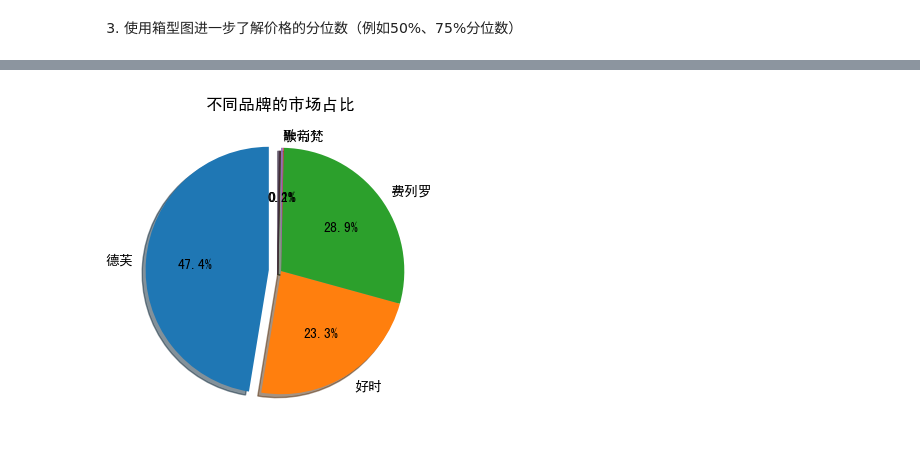
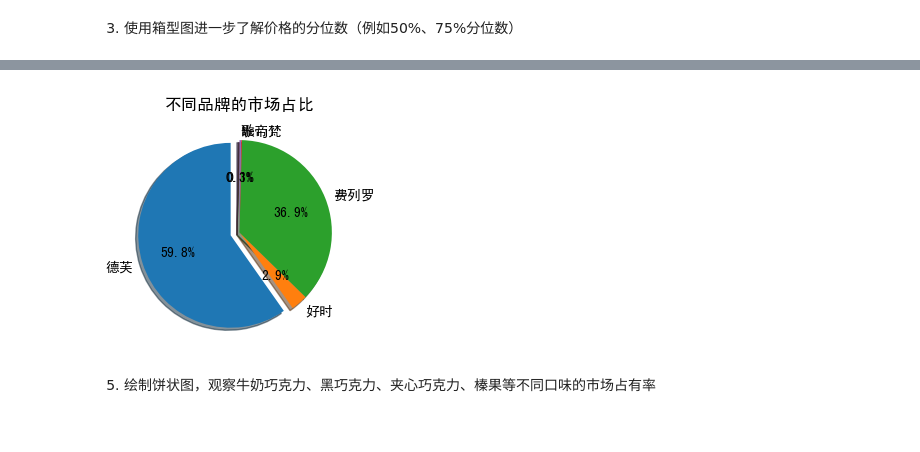
Before and after one commit to xianghancao/Big-Data-in-Finance, a Jupyter notebook: 作业答案/作业答案-第5章 matplotlib.ipynb, the cells around one changed output, grey strips where cells are left out. Cells and saved outputs as stored; diff of their text form; code cells hidden in the pictures.

```diff
--- a/作业答案/作业答案-第5章 matplotlib.ipynb
+++ b/作业答案/作业答案-第5章 matplotlib.ipynb
@@ -59,2 +159,6 @@ plt.show()
 # %%
-df[df['品牌']=='德芙']['评价数'].sum()/df['评价数'].sum()
+pct1 = df[df['品牌']=='德芙']['评价数'].sum()/df['评价数'].sum()
+pct2 = df[df['品牌']=='好时']['评价数'].sum()/df['评价数'].sum()
+pct3 = df[df['品牌']=='费列罗']['评价数'].sum()/df['评价数'].sum()
+pct4 = df[df['品牌']=='Meiji']['评价数'].sum()/df['评价数'].sum()
+pct5 = df[df['品牌']=='歌帝梵']['评价数'].sum()/df['评价数'].sum()
@@ -84,11 +165,18 @@ explode = (0.1, 0, 0, 0, 0)
 # %%
-fig, ax = plt.subplots(figsize=(7,4))
+labels = [ '德芙', '好时', '费列罗', 'Meiji', '歌帝梵']
+X = [pct1, pct2, pct3, pct4, pct5]
+autopct='%1.1f%%'
+explode = (0.1, 0, 0, 0, 0)
+
+fig, ax = plt.subplots(figsize=(6,3))
 ax.pie(X, labels=labels,
           autopct=autopct,
           explode=explode,
           shadow=True,
           startangle=90)
 ax.set_title('不同品牌的市场占比')
 plt.show()
 # %% [output]
-[figure, old version]
+[figure, new version]
+# %% [markdown]
+5. 绘制饼状图，观察牛奶巧克力、黑巧克力、夹心巧克力、榛果等不同口味的市场占有率
```
Also changed, not shown: parts of 26 cells of this notebook, 1 other file.
